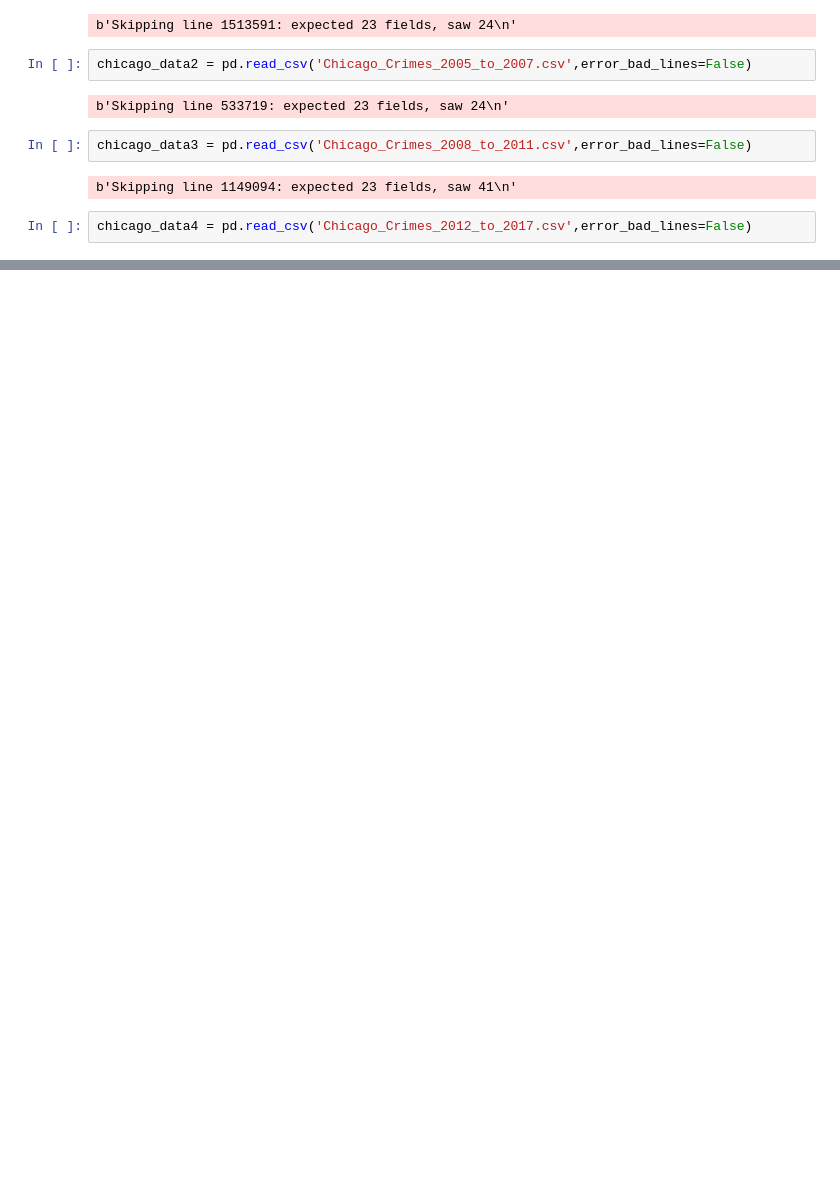
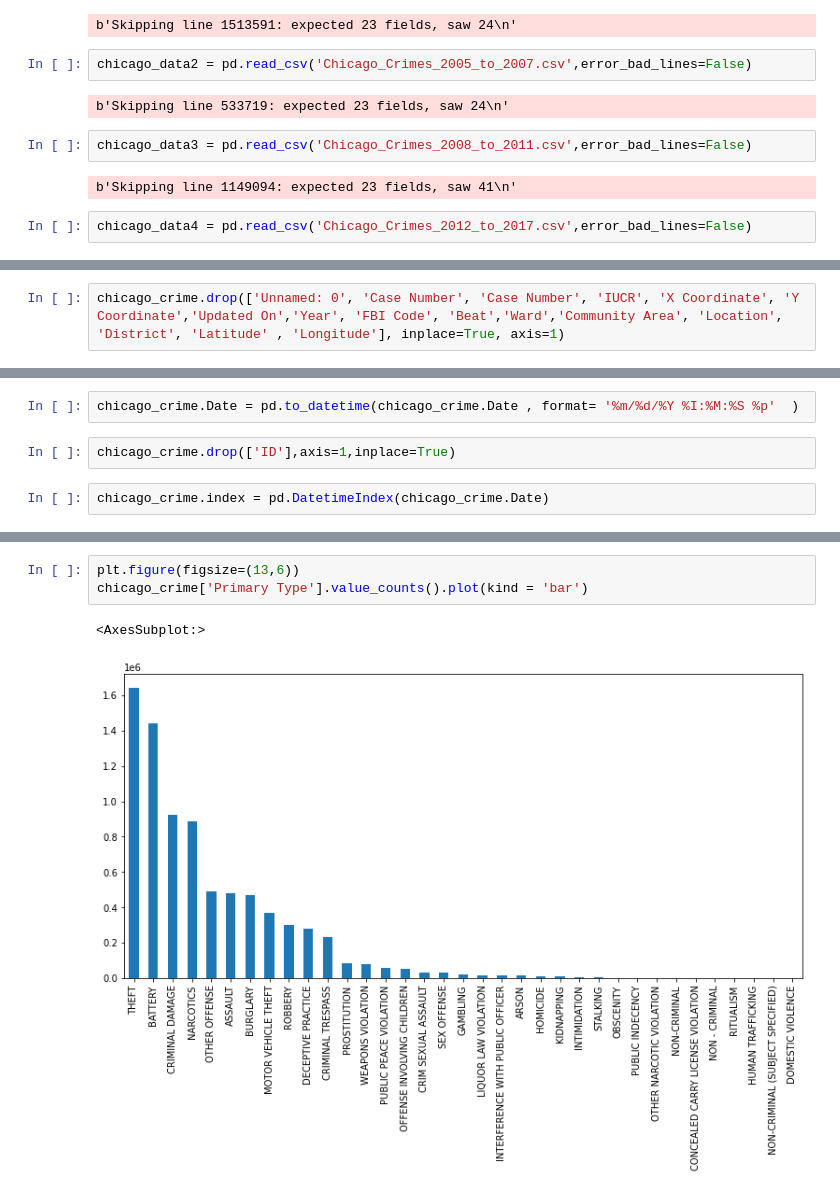
Before and after one commit to hamednasr/Chicago-Crime-Rate-Prediction, a Jupyter notebook: Chicago Crime Rate my code.ipynb, the cells around one changed output, grey strips where cells are left out. Drawn from its saved outputs; the diff is of its cells as text; blank space fills up the shorter version.

Commit message:
data explored and visualized

```diff
--- a/Chicago Crime Rate my code.ipynb
+++ b/Chicago Crime Rate my code.ipynb
@@ -25,0 +64,2 @@ pd.concat([chicago_data1,chicago_data2,chicago_data3,chicago_data4],axis=0)
+# %%
+chicago_crime.drop(['Unnamed: 0', 'Case Number', 'Case Number', 'IUCR', 'X Coordinate', 'Y Coordinate','Updated On','Year', 'FBI Code', 'Beat','Ward','Community Area', 'Location', 'District', 'Latitude' , 'Longitude'], inplace=True, axis=1)
@@ -25,0 +100,6 @@ pd.concat([chicago_data1,chicago_data2,chicago_data3,chicago_data4],axis=0)
+# %%
+chicago_crime.Date = pd.to_datetime(chicago_crime.Date , format= '%m/%d/%Y %I:%M:%S %p'  )
+# %%
+chicago_crime.drop(['ID'],axis=1,inplace=True)
+# %%
+chicago_crime.index = pd.DatetimeIndex(chicago_crime.Date)
@@ -25,0 +143,6 @@ pd.concat([chicago_data1,chicago_data2,chicago_data3,chicago_data4],axis=0)
+# %%
+plt.figure(figsize=(13,6))
+chicago_crime['Primary Type'].value_counts().plot(kind = 'bar')
+# %% [output]
+<AxesSubplot:>
+[figure, added]
```
Also changed, not shown: parts of 15 cells of this notebook.
